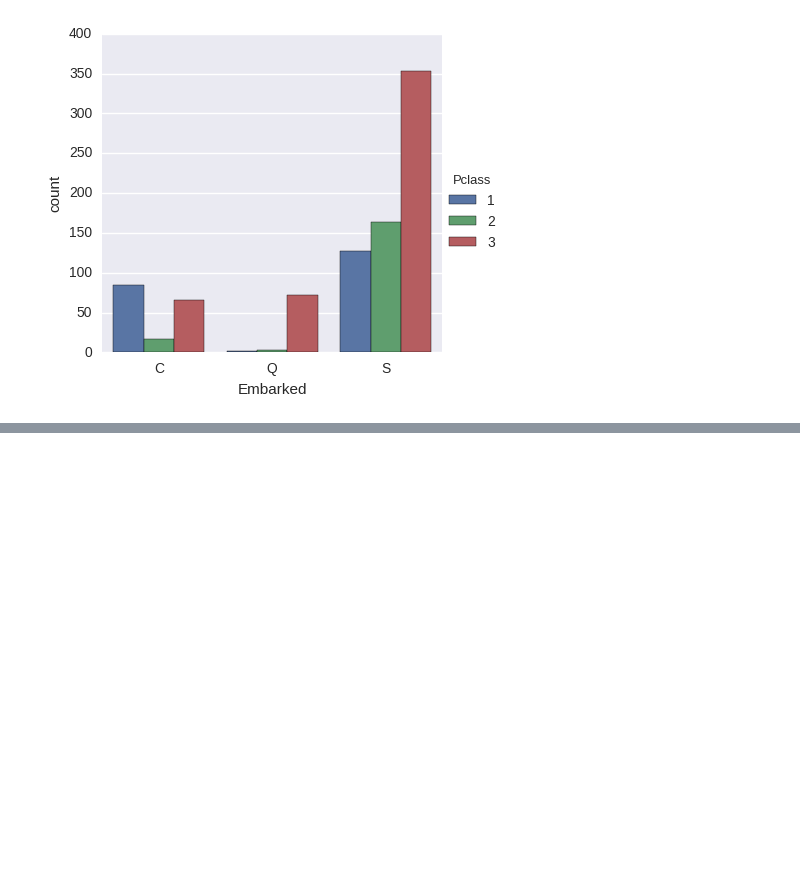
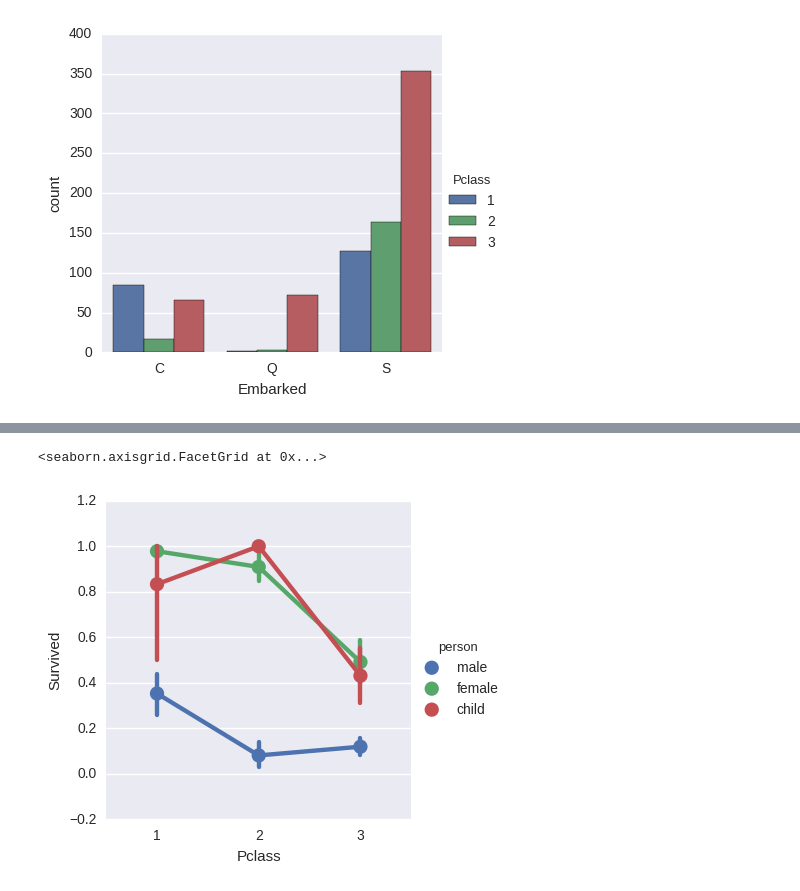
Before and after one commit to rafaelnovello/Data-Analysis, a Jupyter notebook: Titanic project.ipynb, the cells around one changed output, grey strips where cells are left out. Cells and saved outputs as stored; diff of their text form; code cells hidden in the pictures; blank space fills up the shorter version.

```diff
--- a/Titanic project.ipynb
+++ b/Titanic project.ipynb
@@ -233,0 +284,5 @@ sns.factorplot('Embarked', data=tit_df, hue='Pclass', kind='count', order=list('
+# %%
+sns.factorplot('Pclass', 'Survived', hue='person', data=tit_df)
+# %% [output]
+<seaborn.axisgrid.FacetGrid at 0x...>
+[figure, added]
```
Also changed, not shown: parts of 23 cells of this notebook.
